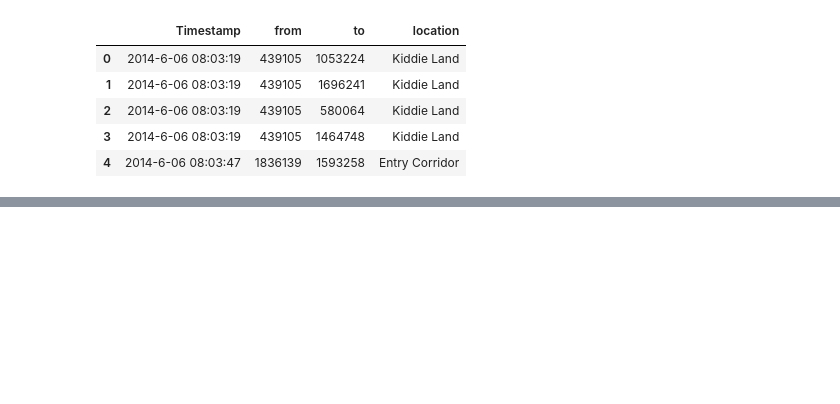
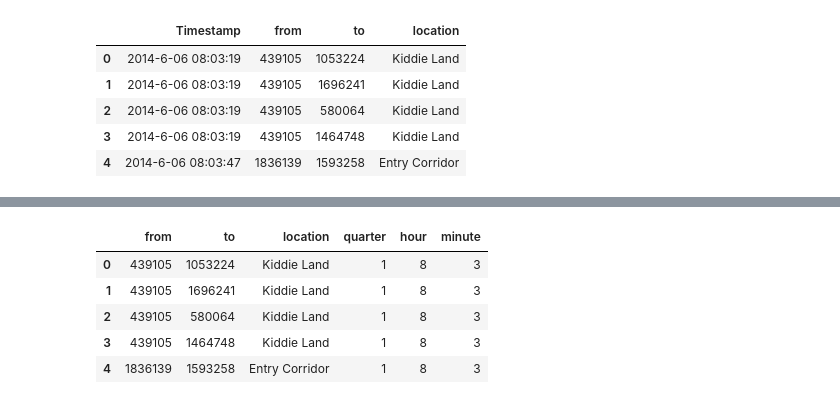
Before and after one commit to ekttd/VAST-Challenge, a Jupyter notebook: VAST_Challenge.ipynb, the cells around one changed output, grey strips where cells are left out. Cells and saved outputs as stored; diff of their text form; code cells hidden in the pictures; blank space fills up the shorter version.

```diff
--- a/VAST_Challenge.ipynb
+++ b/VAST_Challenge.ipynb
@@ -19,0 +42,12 @@ ehehe
+# %%
+df['hour'] = df['Timestamp'].dt.hour
+df['minute'] = df['Timestamp'].dt.minute
+df = df.drop(columns=['Timestamp'])
+df.head()
+# %% [output]
+|  | from | to | location | quarter | hour | minute |
+| 0 | 439105 | 1053224 | Kiddie Land | 1 | 8 | 3 |
+| 1 | 439105 | 1696241 | Kiddie Land | 1 | 8 | 3 |
+| 2 | 439105 | 580064 | Kiddie Land | 1 | 8 | 3 |
+| 3 | 439105 | 1464748 | Kiddie Land | 1 | 8 | 3 |
+| 4 | 1836139 | 1593258 | Entry Corridor | 1 | 8 | 3 |
```
Also changed, not shown: parts of 5 cells of this notebook.
